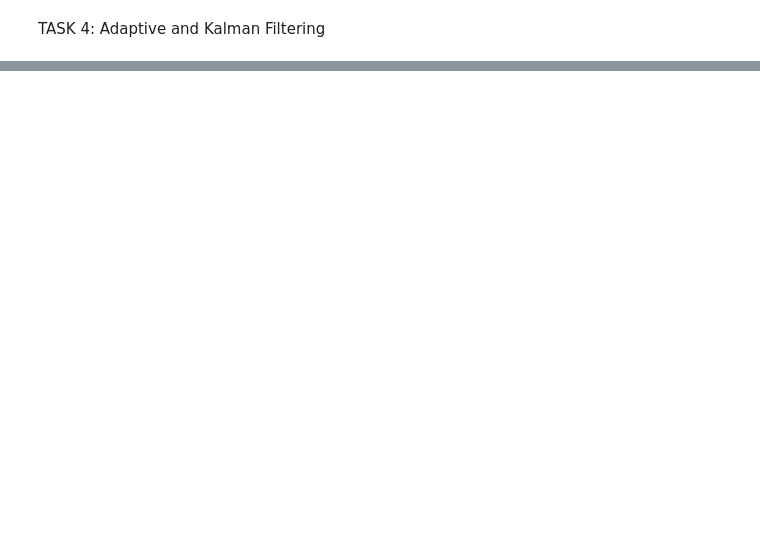
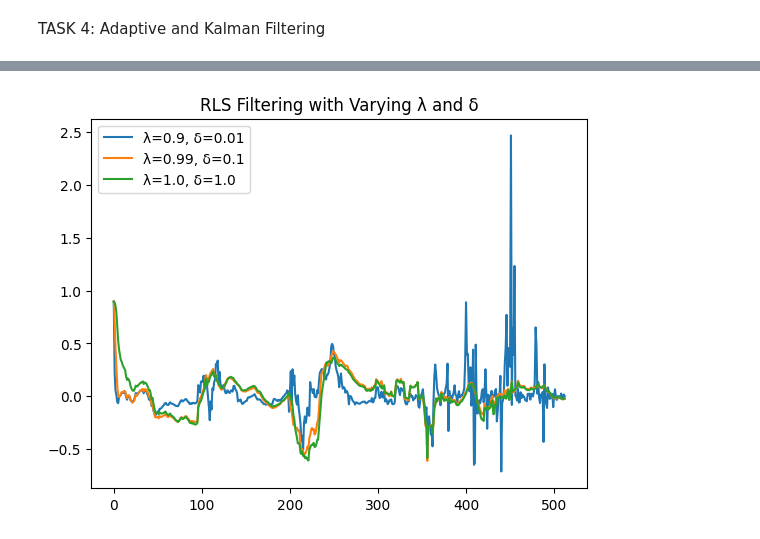
Before and after one commit to victor-42/medical_data_processing, a Jupyter notebook: assignment_4.ipynb, the cells around one changed output, grey strips where cells are left out. Saved outputs shown, nothing was run; the diff lists cells and outputs as text; code cells hidden in the pictures; blank space fills up the shorter version.

```diff
--- a/assignment_4.ipynb
+++ b/assignment_4.ipynb
@@ -425,0 +465,23 @@ plt.show()
+# %%
+#Q3b
+# Example tests for varying lambda and delta
+test_settings = [
+    {"lambda": 0.90, "delta": 0.01},
+    {"lambda": 0.99, "delta": 0.1},
+    {"lambda": 1.00, "delta": 1.0},
+]
+
+for params in test_settings:
+    filtered, _ = rls_filter(
+        reference_signal=hr_smoothed_workout_ppg['acc_mag_norm'].values,
+        system_input=hr_smoothed_workout_ppg['hr_smooth_normalized'].values,
+        num_coeffs=8,
+        lambda_factor=params["lambda"],
+        delta=params["delta"]
+    )
+    plt.plot(filtered, label=f"λ={params['lambda']}, δ={params['delta']}")
+plt.title("RLS Filtering with Varying λ and δ")
+plt.legend()
+plt.show()
+# %% [output]
+[figure, added]
```
Also changed, not shown: parts of 9 cells of this notebook.
